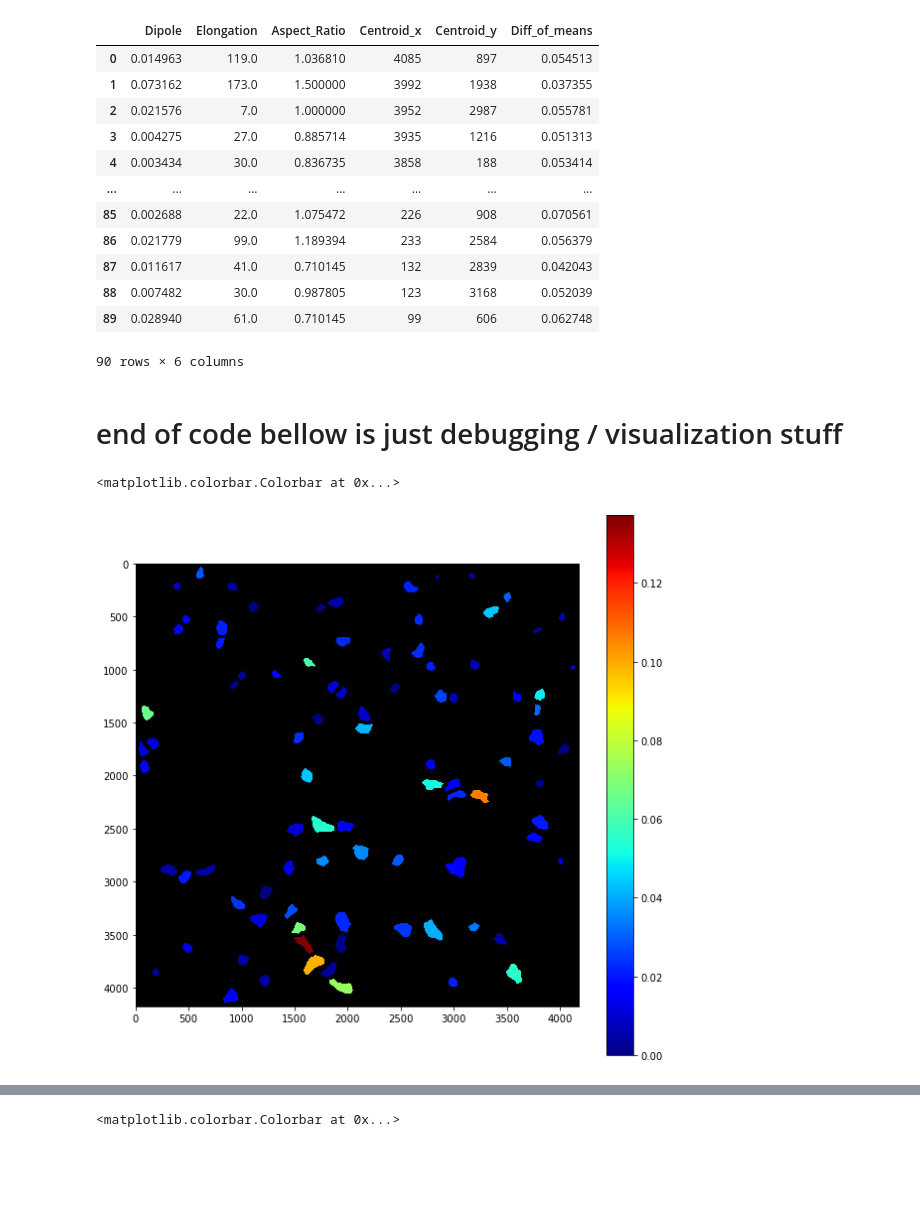
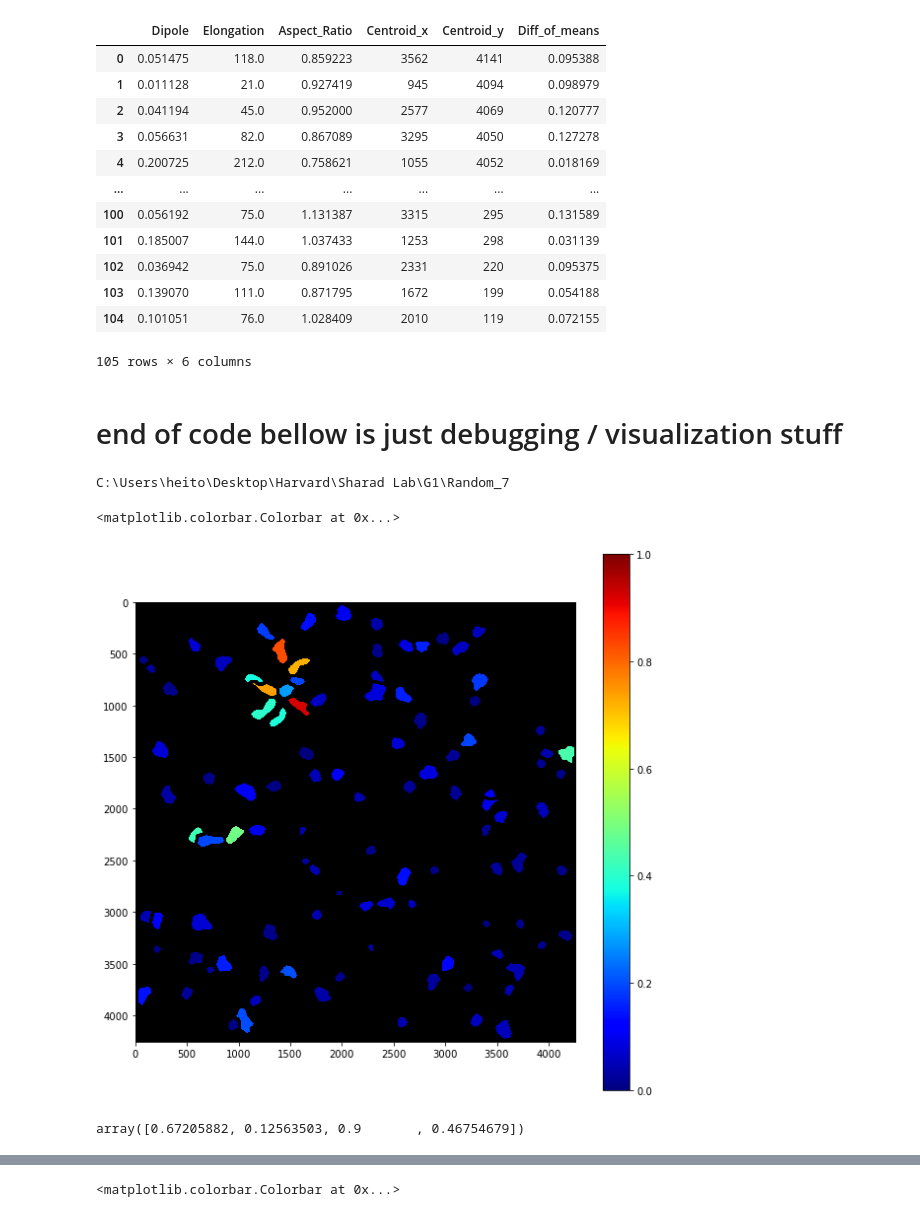
Before and after one commit to iamsmurph/SymBreak, a Jupyter notebook: scripting/obtain_metrics.ipynb, the cells around one changed output, grey strips where cells are left out. Drawn from its saved outputs; the diff is of its cells as text; code cells hidden in the pictures; blank space fills up the shorter version.

```diff
--- a/scripting/obtain_metrics.ipynb
+++ b/scripting/obtain_metrics.ipynb
@@ -33,0 +77,6 @@ C:\Users\heito\Desktop\Harvard\Sharad Lab\G1\Random_8
+# %%
+img_gene1=np.where(img_gene1<cut1,img_gene1, cut1)
+img_gene2=np.where(img_gene2<cut2,img_gene2, cut2)
+
+img_gene1=(img_gene1-np.min(img_gene1))/(np.max(img_gene1)-np.min(img_gene1))
+img_gene2=(img_gene2-np.min(img_gene2))/(np.max(img_gene2)-np.min(img_gene2))
@@ -350,6 +442,7 @@ def get_gene_dipole(hey,contour,epsilon,img_gene1,img_gene2): #function that sep
         dipole=0
     return dipole
 # %%
+
 # Grayscale
 gray = cv2.cvtColor(img, cv2.COLOR_BGR2GRAY)
 
@@ -387,18 +480,18 @@ for ii in range(np.shape(contours)[0]):
 
         # diff of mean intensity
         filled_array[filled_array == 0] = np.nan
-        segment=np.squeeze(img_gene1[:,:,0])*filled_array
-        mean1=np.nanmean(segment)/(255*np.max(np.squeeze(img_gene1[:,:,0])))
+        segment=np.squeeze(img_gene1[:,:])*filled_array
+        mean1=np.nanmean(segment)/(255*np.max(np.squeeze(img_gene1[:,:])))
 
-        segment=np.squeeze(img_gene2[:,:,0])*filled_array
-        mean2=np.nanmean(segment)/(255*np.max(np.squeeze(img_gene2[:,:,0])))
+        segment=np.squeeze(img_gene2[:,:])*filled_array
+        mean2=np.nanmean(segment)/(255*np.max(np.squeeze(img_gene2[:,:])))
 
         meanm=mean1-mean2
 
         obj = np.argwhere(filled_array == 255)
 
         # average mesoderm intensity
-        meso=np.nanmean(filled_array*np.squeeze(img_gene3[:,:,0])/np.max(np.squeeze(img_gene3[:,:,0])))
+        meso=np.nanmean(filled_array*np.squeeze(img_gene3[:,:])/np.max(np.squeeze(img_gene3[:,:])))
 
 
         bin_arr = np.where(filled_array > 0, 1, 0)
@@ -617,45 +739,64 @@ mean= 0.040690677363134656
 d = {'Dipole': dipole_list, 'Elongation': elongation_list, 'Aspect_Ratio': aspect_ratio_list, 'Centroid_x':centroid_list[:,1] , 'Centroid_y': centroid_list[:,0], 'Diff_of_means': mean_m_list}
 df = pd.DataFrame(data=d)
 # name of the table
-df.to_csv('exported_metrics_random_8.csv', index=False)
+df.to_csv('exported_metrics_random_7_n.csv', index=False)
 df
 # %% [output]
 |  | Dipole | Elongation | Aspect_Ratio | Centroid_x | Centroid_y | Diff_of_means |
-| 0 | 0.014963 | 119.0 | 1.036810 | 4085 | 897 | 0.054513 |
-| 1 | 0.073162 | 173.0 | 1.500000 | 3992 | 1938 | 0.037355 |
-| 2 | 0.021576 | 7.0 | 1.000000 | 3952 | 2987 | 0.055781 |
-| 3 | 0.004275 | 27.0 | 0.885714 | 3935 | 1216 | 0.051313 |
-| 4 | 0.003434 | 30.0 | 0.836735 | 3858 | 188 | 0.053414 |
+| 0 | 0.051475 | 118.0 | 0.859223 | 3562 | 4141 | 0.095388 |
+| 1 | 0.011128 | 21.0 | 0.927419 | 945 | 4094 | 0.098979 |
+| 2 | 0.041194 | 45.0 | 0.952000 | 2577 | 4069 | 0.120777 |
+| 3 | 0.056631 | 82.0 | 0.867089 | 3295 | 4050 | 0.127278 |
+| 4 | 0.200725 | 212.0 | 0.758621 | 1055 | 4052 | 0.018169 |
 | ... | ... | ... | ... | ... | ... | ... |
-| 85 | 0.002688 | 22.0 | 1.075472 | 226 | 908 | 0.070561 |
-| 86 | 0.021779 | 99.0 | 1.189394 | 233 | 2584 | 0.056379 |
-| 87 | 0.011617 | 41.0 | 0.710145 | 132 | 2839 | 0.042043 |
-| 88 | 0.007482 | 30.0 | 0.987805 | 123 | 3168 | 0.052039 |
-| 89 | 0.028940 | 61.0 | 0.710145 | 99 | 606 | 0.062748 |
+| 100 | 0.056192 | 75.0 | 1.131387 | 3315 | 295 | 0.131589 |
+| 101 | 0.185007 | 144.0 | 1.037433 | 1253 | 298 | 0.031139 |
+| 102 | 0.036942 | 75.0 | 0.891026 | 2331 | 220 | 0.095375 |
+| 103 | 0.139070 | 111.0 | 0.871795 | 1672 | 199 | 0.054188 |
+| 104 | 0.101051 | 76.0 | 1.028409 | 2010 | 119 | 0.072155 |
-90 rows × 6 columns
+105 rows × 6 columns
 # %% [markdown]
 # end of code bellow is just debugging / visualization stuff
 # %%
+%cd C:\Users\heito\Desktop\Harvard\Sharad Lab\G1\Random_7
+img =cv2.imread('final_random_7_masks.tif') #segmented and eroded image (normally from DAPI stain)
+
+
 # visualize dipole moment
+df= pd.read_csv('exported_metrics_random_7_n.csv')
+dipole_list=pd.DataFrame.to_numpy(df)[:,0]
+# Grayscale8
+gray = cv2.cvtColor(img, cv2.COLOR_BGR2GRAY)
+
+# Find Canny edges
+edged = cv2.Canny(img, 30, 200)
+
+#Find contours
+contours, hierarchy = cv2.findContours(edged, cv2.RETR_EXTERNAL, cv2.CHAIN_APPROX_NONE)
 
 im_color=np.zeros( (img.shape[0],img.shape[1]) )
 
 im_color[im_color==0]=np.nan
 for ii in range(np.shape(dipole_list)[0]):
 
-    if true_org[ii]==1:
-        im_zer = np.zeros( (img.shape[0],img.shape[1]) ) # create a single channel 200x200 pixel black image
-        filled_array = cv2.fillPoly(im_zer, pts =[contours[ii]], color=(255))
 
-        obj = np.argwhere(filled_array == 255)
-        im_color[obj[:,0],obj[:,1]]=dipole_list[ii]
+    im_zer = np.zeros( (img.shape[0],img.shape[1]) ) # create a single channel 200x200 pixel black image
+    filled_array = cv2.fillPoly(im_zer, pts =[contours[ii]], color=(255))
+
+    obj = np.argwhere(filled_array == 255)
+    im_color[obj[:,0],obj[:,1]]=dipole_list[ii]
 plt.figure(figsize=(10,10))
 
 cmap = plt.cm.get_cmap("jet")
 cmap.set_bad(color = 'k', alpha = 1)
-im = plt.imshow(im_color, cmap=cmap)
-
+im = plt.imshow(im_color, cmap=cmap,vmin=0, vmax=1)
+im_color_4=im_color
 plt.colorbar(im)
 # %% [output]
-<matplotlib.colorbar.Colorbar at 0x...>
+C:\Users\heito\Desktop\Harvard\Sharad Lab\G1\Random_7
+<matplotlib.colorbar.Colorbar at 0x...>
-[figure, old version]
+[figure, new version]
+# %%
+p2
+# %% [output]
+array([0.67205882, 0.12563503, 0.9       , 0.46754679])
```
Also changed, not shown: parts of 12 cells of this notebook.
